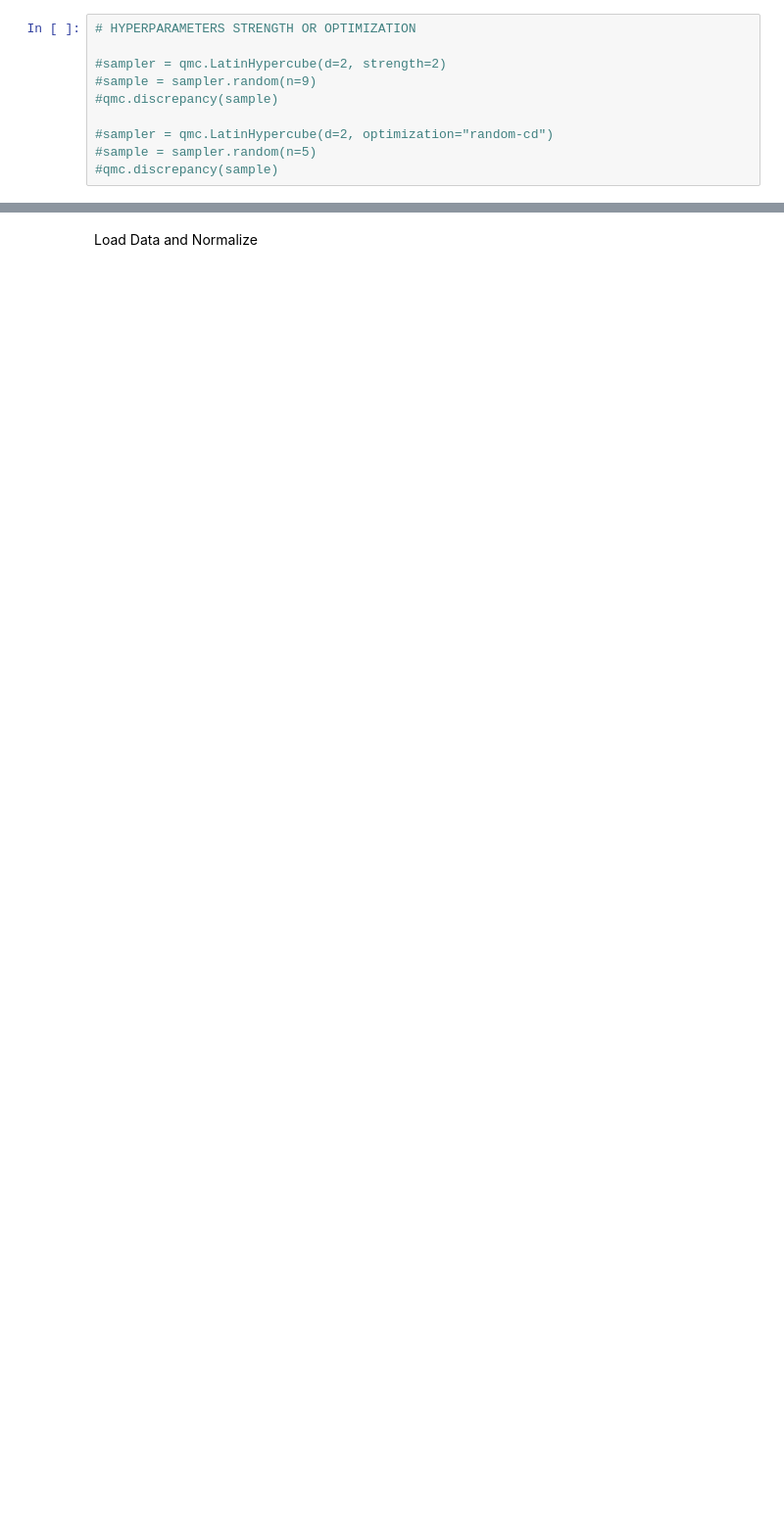
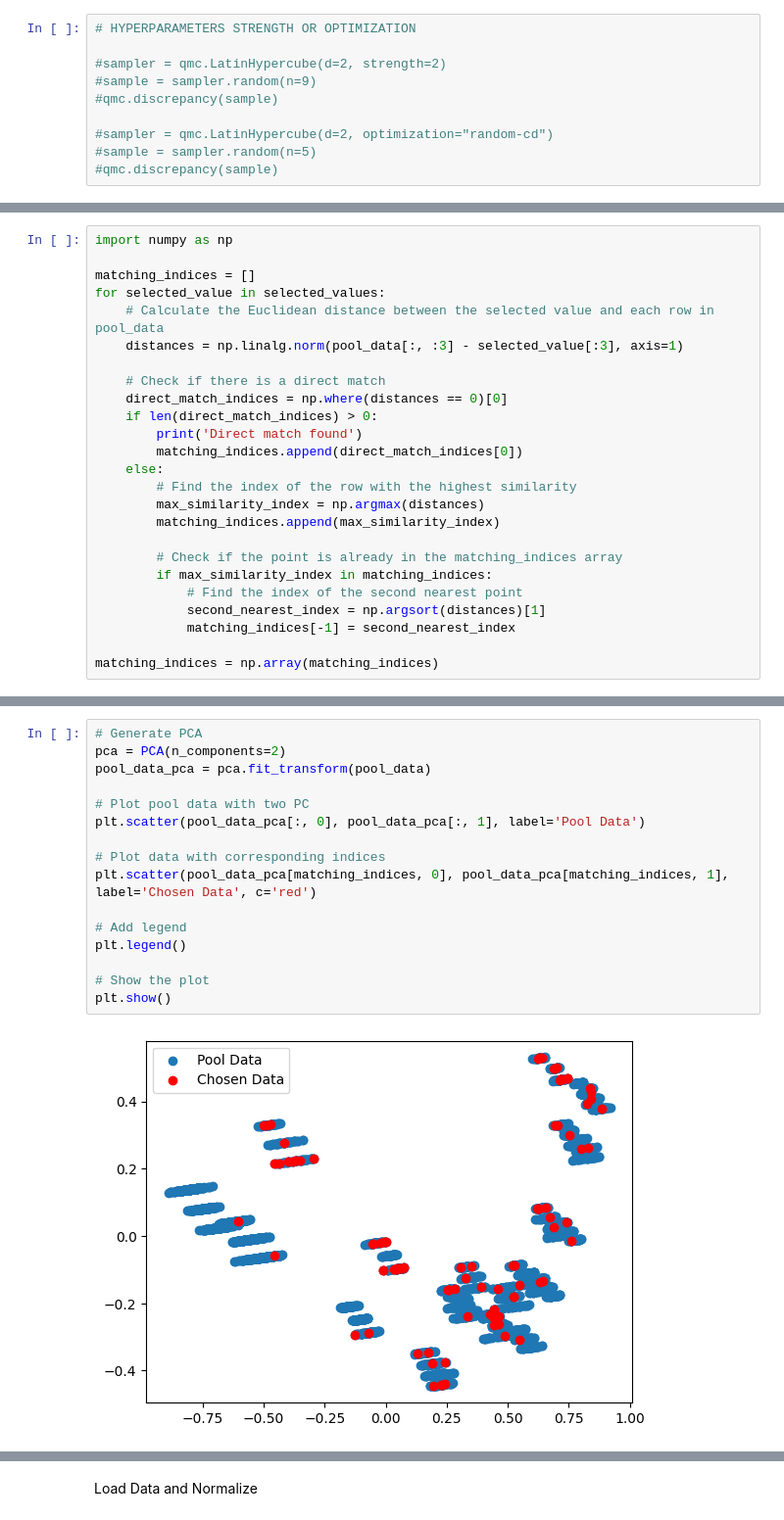
Before and after one commit to FinnFe0103/StiesdalActiveLearning, a Jupyter notebook: lhc_test.ipynb, the cells around one changed output, grey strips where cells are left out. Shown at 98% size. Drawn from its saved outputs; the diff is of its cells as text; blank space fills up the shorter version.

```diff
--- a/lhc_test.ipynb
+++ b/lhc_test.ipynb
@@ -65,0 +169,25 @@ qmc.discrepancy(sample)
+# %%
+import numpy as np
+
+matching_indices = []
+for selected_value in selected_values:
+    # Calculate the Euclidean distance between the selected value and each row in pool_data
+    distances = np.linalg.norm(pool_data[:, :3] - selected_value[:3], axis=1)
+
+    # Check if there is a direct match
+    direct_match_indices = np.where(distances == 0)[0]
+    if len(direct_match_indices) > 0:
+        print('Direct match found')
+        matching_indices.append(direct_match_indices[0])
+    else:
+        # Find the index of the row with the highest similarity
+        max_similarity_index = np.argmax(distances)
+        matching_indices.append(max_similarity_index)
+
+        # Check if the point is already in the matching_indices array
+        if max_similarity_index in matching_indices:
+            # Find the index of the second nearest point
+            second_nearest_index = np.argsort(distances)[1]
+            matching_indices[-1] = second_nearest_index
+
+matching_indices = np.array(matching_indices)
@@ -65,0 +202,18 @@ qmc.discrepancy(sample)
+# %%
+# Generate PCA
+pca = PCA(n_components=2)
+pool_data_pca = pca.fit_transform(pool_data)
+
+# Plot pool data with two PC
+plt.scatter(pool_data_pca[:, 0], pool_data_pca[:, 1], label='Pool Data')
+
+# Plot data with corresponding indices
+plt.scatter(pool_data_pca[matching_indices, 0], pool_data_pca[matching_indices, 1], label='Chosen Data', c='red')
+
+# Add legend
+plt.legend()
+
+# Show the plot
+plt.show()
+# %% [output]
+[figure, added]
```
Also changed, not shown: parts of 29 cells of this notebook.
